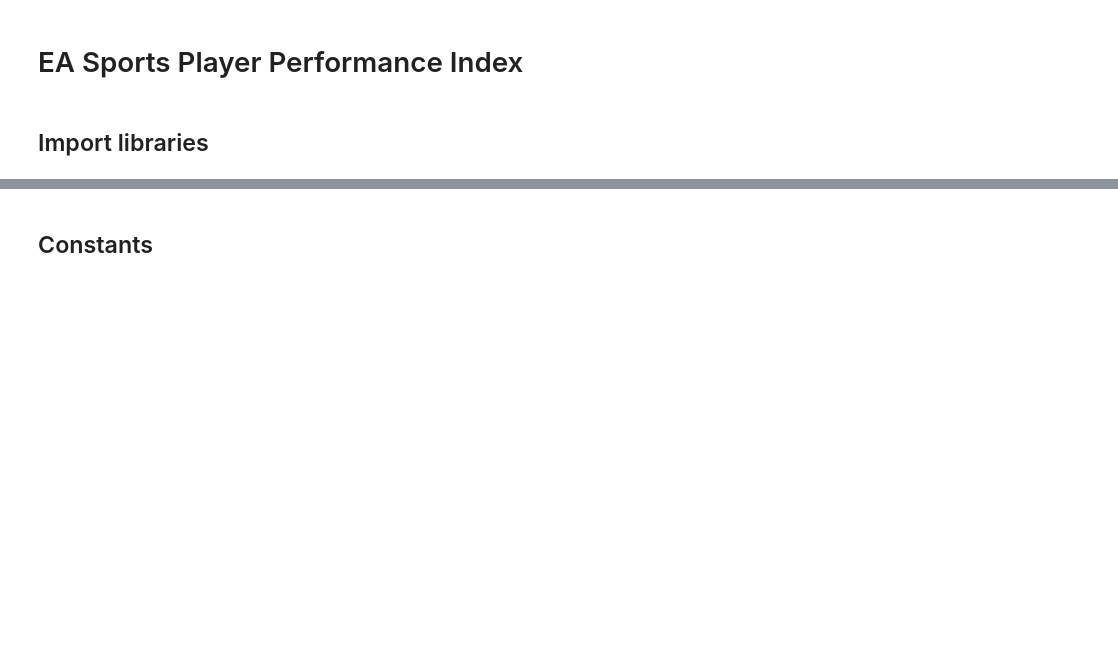
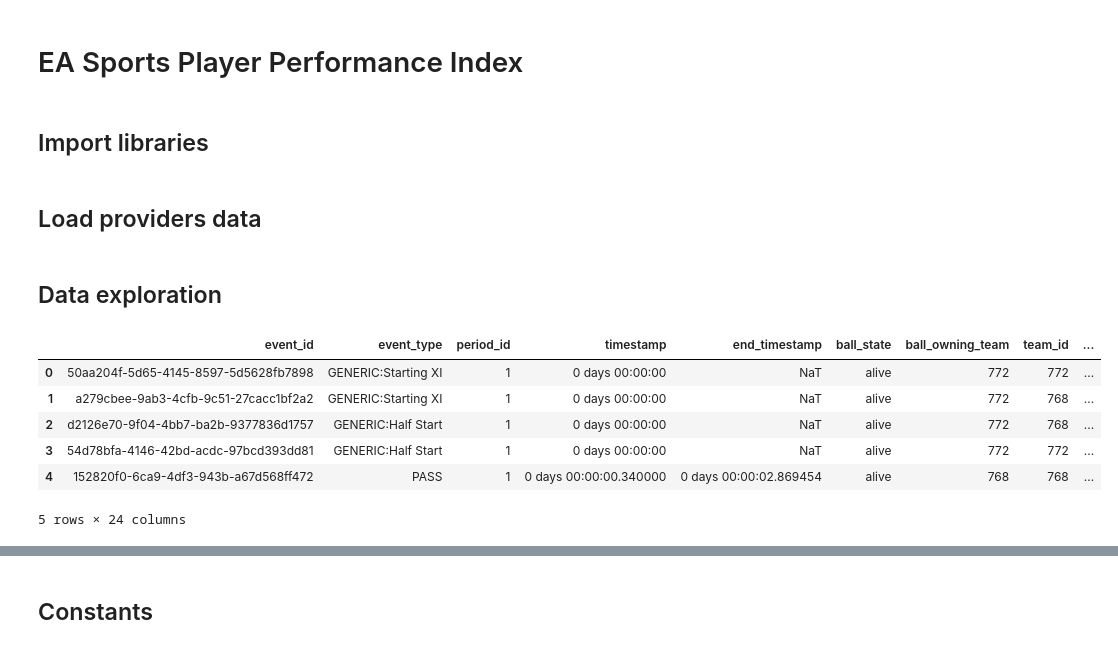
Before and after one commit to cristian-lillo/soccer-kpis, a Jupyter notebook: models/ea-sports-ppi/ppi_playground.ipynb, the cells around one changed output, grey strips where cells are left out. Drawn from its saved outputs; the diff is of its cells as text; code cells hidden in the pictures; blank space fills up the shorter version.

```diff
--- a/models/ea-sports-ppi/ppi_playground.ipynb
+++ b/models/ea-sports-ppi/ppi_playground.ipynb
@@ -17,0 +25,2 @@ warnings.filterwarnings("ignore", category=FutureWarning)
+# %% [markdown]
+## Load providers data
@@ -17,0 +45,2 @@ warnings.filterwarnings("ignore", category=FutureWarning)
+# %% [markdown]
+## Data exploration
@@ -17,0 +50,11 @@ warnings.filterwarnings("ignore", category=FutureWarning)
+# %%
+# Display the first 5 rows of the dataset
+df.head()
+# %% [output]
+|  | event_id | event_type | period_id | timestamp | end_timestamp | ball_state | ball_owning_team | team_id | ... |
+| 0 | 50aa204f-5d65-4145-8597-5d5628fb7898 | GENERIC:Starting XI | 1 | 0 days 00:00:00 | NaT | alive | 772 | 772 | ... |
+| 1 | a279cbee-9ab3-4cfb-9c51-27cacc1bf2a2 | GENERIC:Starting XI | 1 | 0 days 00:00:00 | NaT | alive | 772 | 768 | ... |
+| 2 | d2126e70-9f04-4bb7-ba2b-9377836d1757 | GENERIC:Half Start | 1 | 0 days 00:00:00 | NaT | alive | 772 | 768 | ... |
+| 3 | 54d78bfa-4146-42bd-acdc-97bcd393dd81 | GENERIC:Half Start | 1 | 0 days 00:00:00 | NaT | alive | 772 | 772 | ... |
+| 4 | 152820f0-6ca9-4df3-943b-a67d568ff472 | PASS | 1 | 0 days 00:00:00.340000 | 0 days 00:00:02.869454 | alive | 768 | 768 | ... |
+5 rows × 24 columns
```
Also changed, not shown: parts of 49 cells of this notebook.
